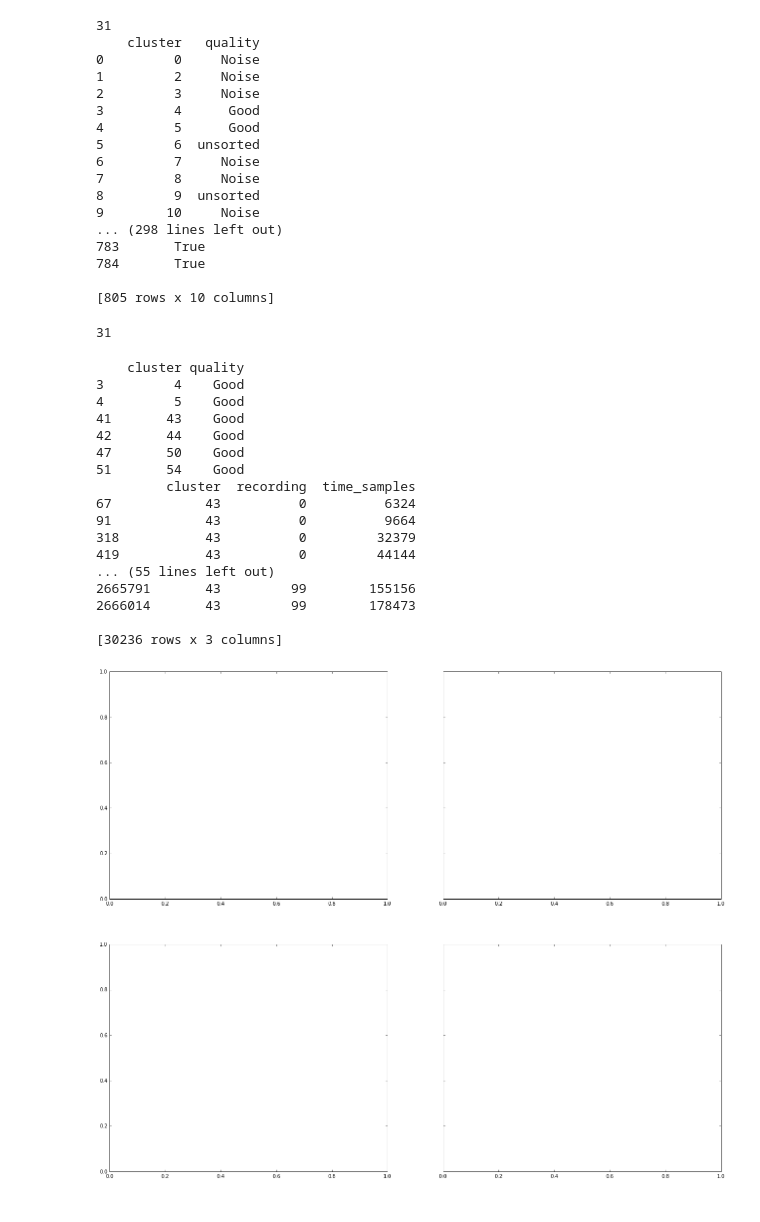
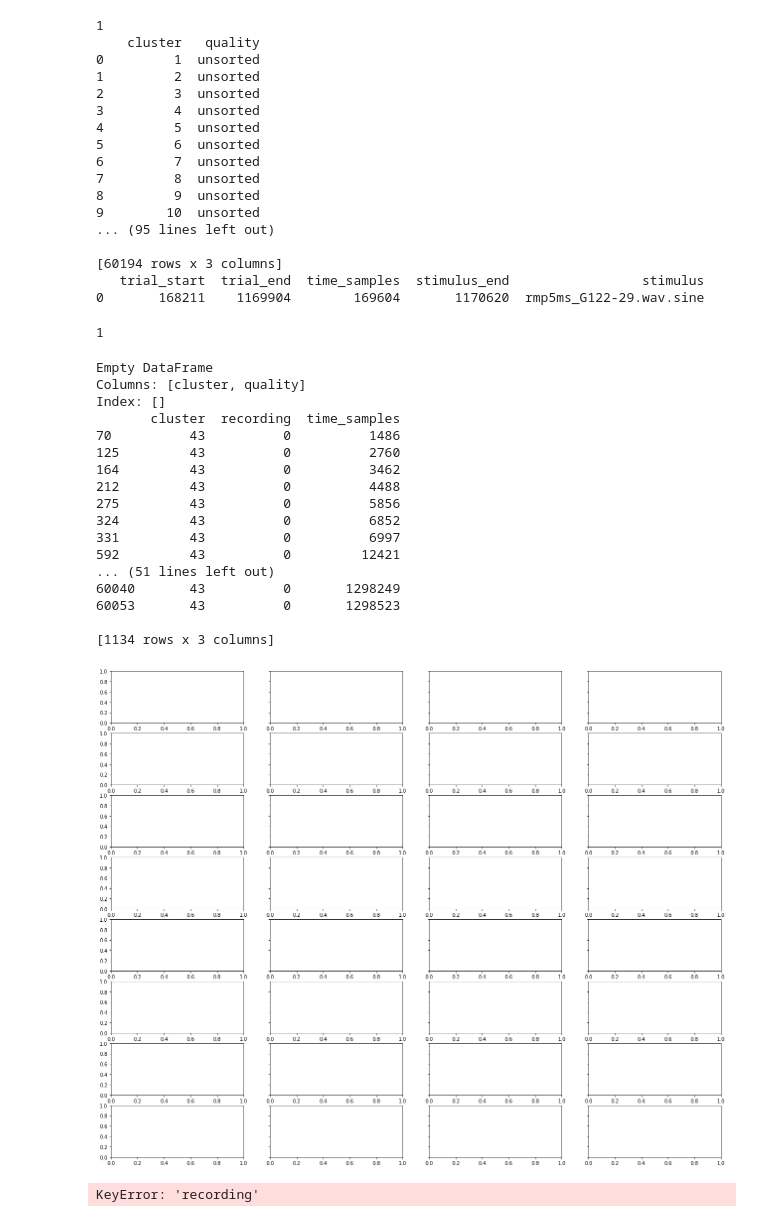
Before and after one commit to theilmbh/ephys-analysis, a Jupyter notebook: notebooks/example_rasters.ipynb, the cells around one changed output. Saved outputs shown, nothing was run; the diff lists cells and outputs as text; code cells hidden in the pictures.

```diff
--- a/notebooks/example_rasters.ipynb
+++ b/notebooks/example_rasters.ipynb
@@ -13,8 +12,8 @@ WARNING: pylab import has clobbered these variables: ['rec']
 # %%
-block_path = '/mnt/cube/btheilma/emily/B1171/klusta/phy103116/Pen02_Lft_AP2500_ML1200__Site15_Z2780__B1171_cat_P02_S15_1/'
+block_path = '/mnt/cube/nyoni-raw/test_data/201901300906-B970-block-9-AP-1250-ML-750-Z-1750/'
 
 spikes = core.load_spikes(block_path)
-trials = events.load_trials(block_path)
+trials = events.oe_load_trials(block_path)
 fs = core.load_fs(block_path)
 clusters = core.load_clusters(block_path)
 # %%
@@ -24,66 +23,68 @@ print(clusters)
 print(spikes)
 print(trials)
 # %% [output]
-31
+1
     cluster   quality
-0         0     Noise
-1         2     Noise
-2         3     Noise
-3         4      Good
-4         5      Good
+0         1  unsorted
+1         2  unsorted
+2         3  unsorted
+3         4  unsorted
+4         5  unsorted
 5         6  unsorted
-6         7     Noise
-7         8     Noise
+6         7  unsorted
+7         8  unsorted
 8         9  unsorted
-9        10     Noise
-... (298 lines left out)
-783       True
-784       True
+9        10  unsorted
+... (95 lines left out)
 
-[805 rows x 10 columns]
+[60194 rows x 3 columns]
+   trial_start  trial_end  time_samples  stimulus_end                 stimulus
+0       168211    1169904        169604       1170620  rmp5ms_G122-29.wav.sine
 # %%
 len(stims)
 # %% [output]
-31
+1
 # %%
 goodclus = clusters[clusters['quality']=='Good']
 goodspikes = spikes[spikes['cluster']==43]
 print goodclus
 print goodspikes
 # %% [output]
-    cluster quality
-3         4    Good
-4         5    Good
-41       43    Good
-42       44    Good
-47       50    Good
-51       54    Good
-         cluster  recording  time_samples
-67            43          0          6324
-91            43          0          9664
-318           43          0         32379
-419           43          0         44144
-... (55 lines left out)
-2665791       43         99        155156
-2666014       43         99        178473
+Empty DataFrame
+Columns: [cluster, quality]
+Index: []
+       cluster  recording  time_samples
+70          43          0          1486
+125         43          0          2760
+164         43          0          3462
+212         43          0          4488
+275         43          0          5856
+324         43          0          6852
+331         43          0          6997
+592         43          0         12421
+... (51 lines left out)
+60040       43          0       1298249
+60053       43          0       1298523
 
-[30236 rows x 3 columns]
+[1134 rows x 3 columns]
 # %%
 f, pltaxes = plt.subplots(8, 4, sharey=True, figsize=(22,18))
 
-clusterID = 43
+clusterID = 36
 raster_window = [-2, 2]
 cluspikes = spikes[spikes['cluster']==clusterID]
 clurecs = np.array(cluspikes['recording'])
 # %% [output]
-[figure, old version]
+[figure, new version]
 # %%
 for ind, rec in enumerate(clurecs):
     ax = pltaxes.flatten()[ind]
-    stim = trials[trials['recording']==rec]['stimulus'][0]
+    stim = trials[trials['recording']==clurecs]['stimulus'][0]
     rasters.plot_raster_cell_stim(spikes, trials, clusterID, stim,
                                   raster_window, rec, fs, ax=ax)
     ax.set_title('Cell: {} Stim: {} Rec: {}'.format(clusterID, stim, rec))
+# %% [output]
+KeyError: 'recording'
 # %%
 f, pltaxes = plt.subplots(8, 4, sharey=True, figsize=(22,18))
 rec = 1
```
Also changed, not shown: parts of 9 cells of this notebook, 3 other files.
